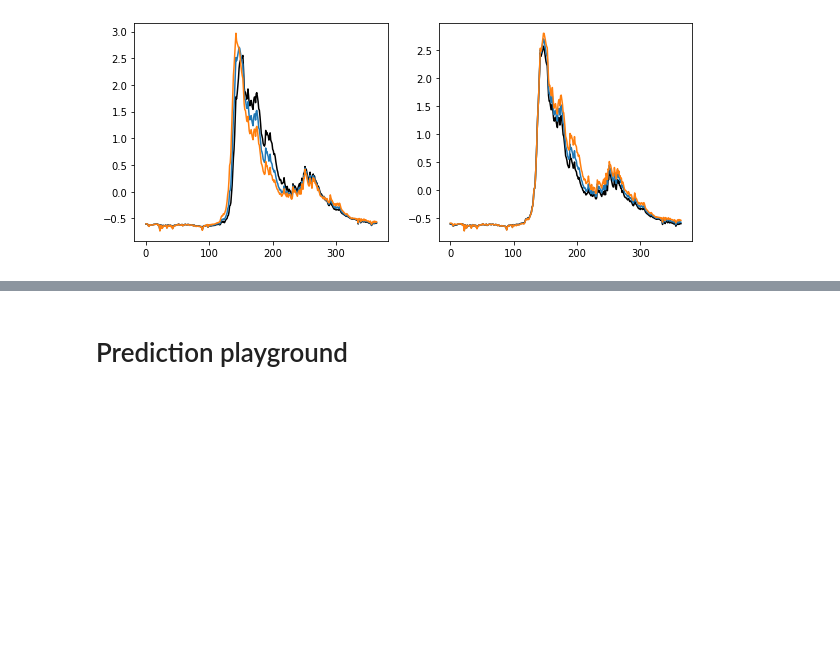
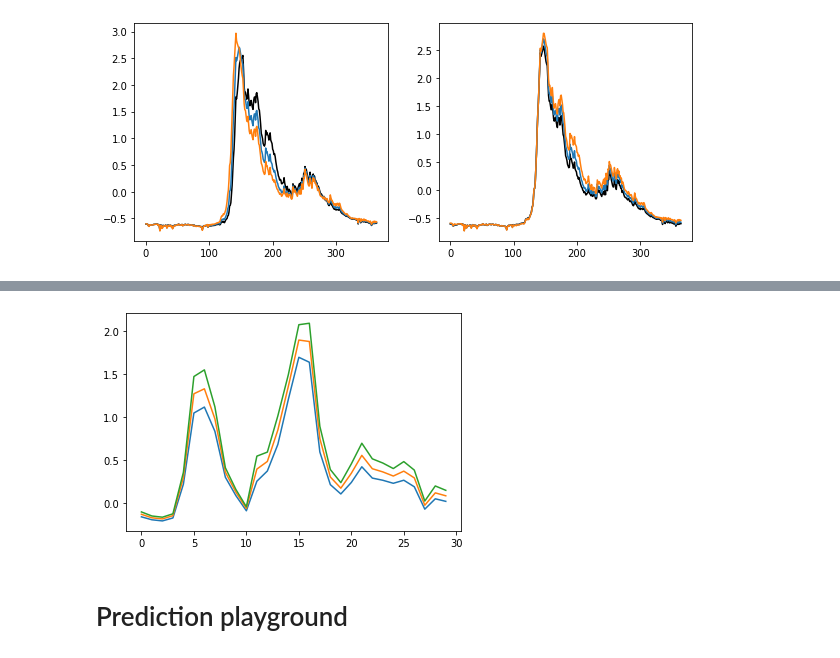
Before and after one commit to andersonsam/cnn_lstm_interpret, a Jupyter notebook: glacier_PC_space.ipynb, the cells around one changed output, grey strips where cells are left out. Saved outputs shown, nothing was run; the diff lists cells and outputs as text; code cells hidden in the pictures; blank space fills up the shorter version.

```diff
--- a/glacier_PC_space.ipynb
+++ b/glacier_PC_space.ipynb
@@ -1394,3 +1918,10 @@ plt.plot(y_test_predict_Pperturbs[days,station,2])
+# %%
+fig, ax = plt.subplots()
+
+for perturb in range(3):#Nperturbs):
+  ax.plot(y_test_predict_perturbs[days,station,perturb])
+# %% [output]
+[figure, added]
 # %% [markdown]
 # Prediction playground
 # %%
```
Also changed, not shown: parts of 22 cells of this notebook.
